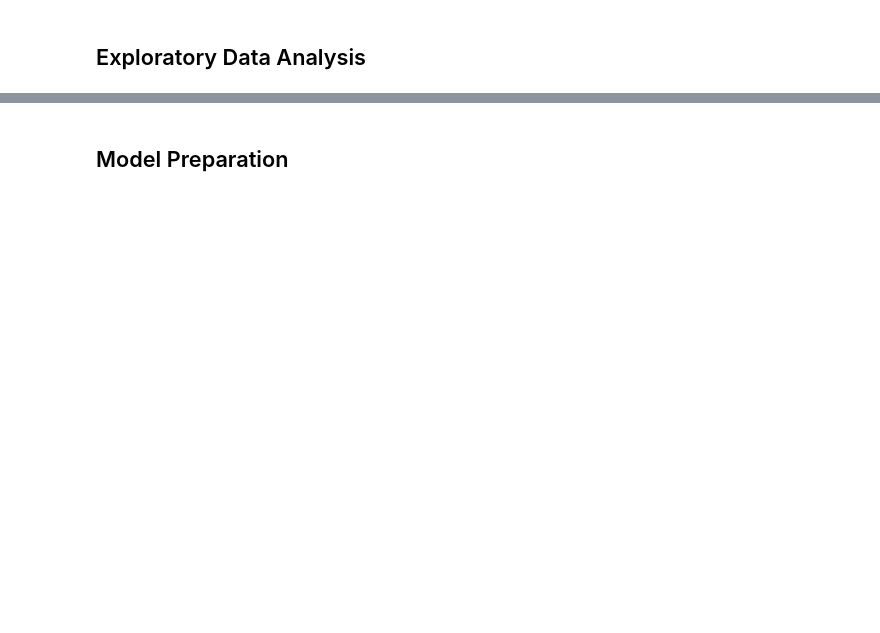
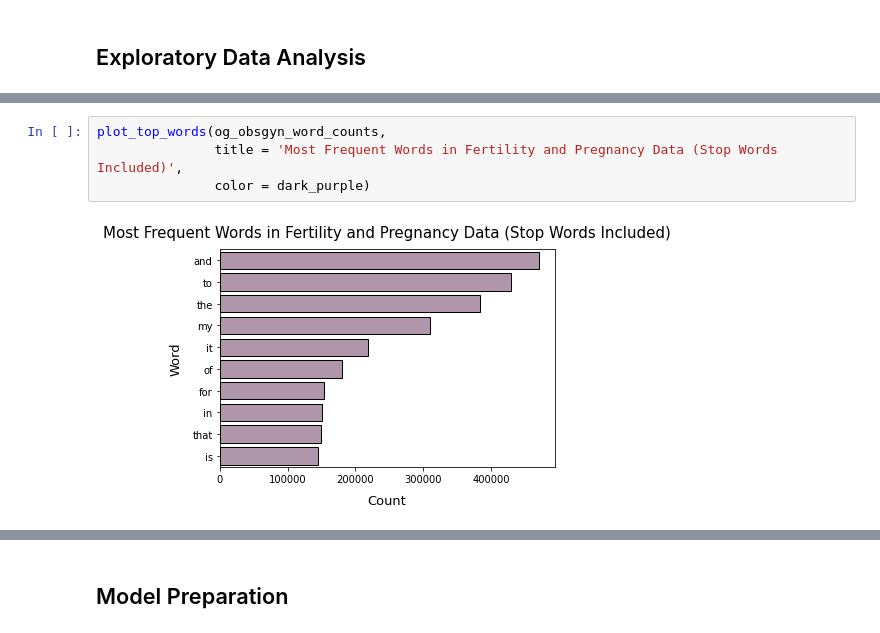
Before and after one commit to jlu90/Identifying-Womens-Health-Concerns, a Jupyter notebook: code/Project_Notebook.ipynb, the cells around one changed output, grey strips where cells are left out. Drawn from its saved outputs; the diff is of its cells as text; blank space fills up the shorter version.

```diff
--- a/code/Project_Notebook.ipynb
+++ b/code/Project_Notebook.ipynb
@@ -459,0 +669,6 @@ for df in dfs:
+# %%
+plot_top_words(og_obsgyn_word_counts,
+               title = 'Most Frequent Words in Fertility and Pregnancy Data (Stop Words Included)',
+               color = dark_purple)
+# %% [output]
+[figure, added]
```
Also changed, not shown: parts of 143 cells of this notebook, 1 other file.
